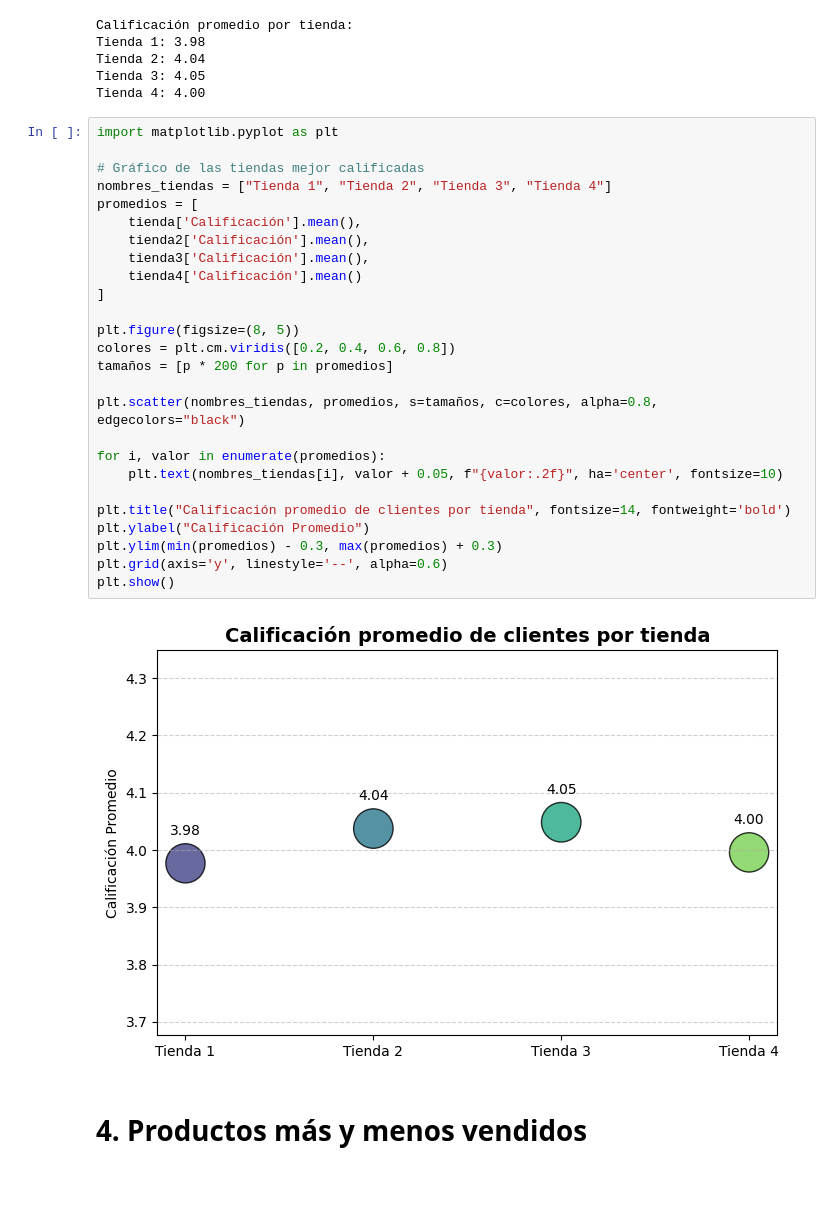
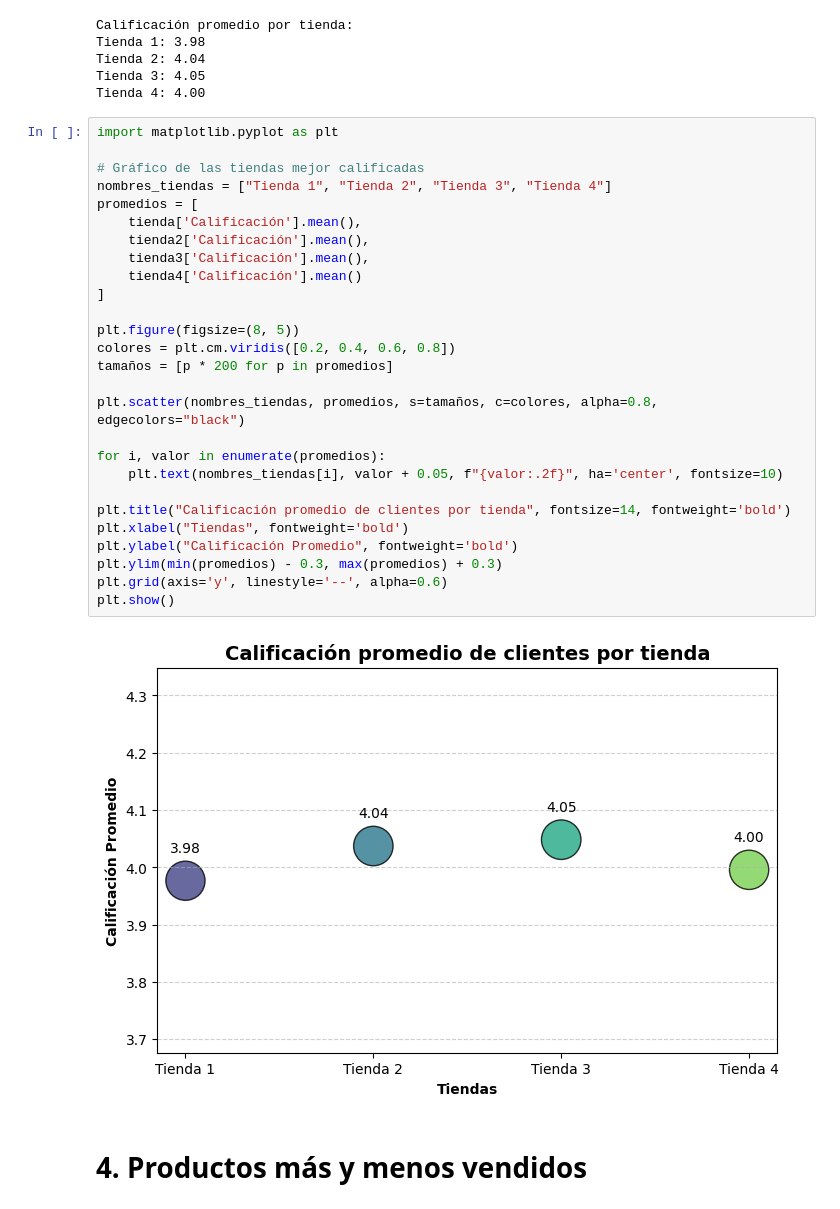
Before and after one commit to esteb4n14/challenge1-data-science-latam, a Jupyter notebook: AluraStoreLatam.ipynb, the cells around one changed output. Cells and saved outputs as stored; diff of their text form; blank space fills up the shorter version.

```diff
--- a/AluraStoreLatam.ipynb
+++ b/AluraStoreLatam.ipynb
@@ -154,30 +154,31 @@ Tienda 4: 4.00
 # %%
 import matplotlib.pyplot as plt
 
 # Gráfico de las tiendas mejor calificadas
 nombres_tiendas = ["Tienda 1", "Tienda 2", "Tienda 3", "Tienda 4"]
 promedios = [
     tienda['Calificación'].mean(),
     tienda2['Calificación'].mean(),
     tienda3['Calificación'].mean(),
     tienda4['Calificación'].mean()
 ]
 
 plt.figure(figsize=(8, 5))
 colores = plt.cm.viridis([0.2, 0.4, 0.6, 0.8])
 tamaños = [p * 200 for p in promedios]
 
 plt.scatter(nombres_tiendas, promedios, s=tamaños, c=colores, alpha=0.8, edgecolors="black")
 
 for i, valor in enumerate(promedios):
     plt.text(nombres_tiendas[i], valor + 0.05, f"{valor:.2f}", ha='center', fontsize=10)
 
 plt.title("Calificación promedio de clientes por tienda", fontsize=14, fontweight='bold')
-plt.ylabel("Calificación Promedio")
+plt.xlabel("Tiendas", fontweight='bold')
+plt.ylabel("Calificación Promedio", fontweight='bold')
 plt.ylim(min(promedios) - 0.3, max(promedios) + 0.3)
 plt.grid(axis='y', linestyle='--', alpha=0.6)
 plt.show()
 # %% [output]
-[figure, old version]
+[figure, new version]
 # %% [markdown]
 # 4. Productos más y menos vendidos
```
Also changed, not shown: parts of 2 cells of this notebook.
